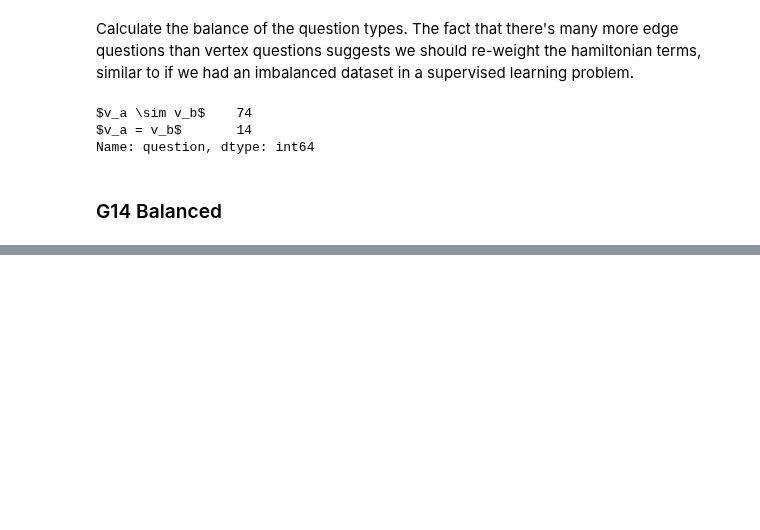
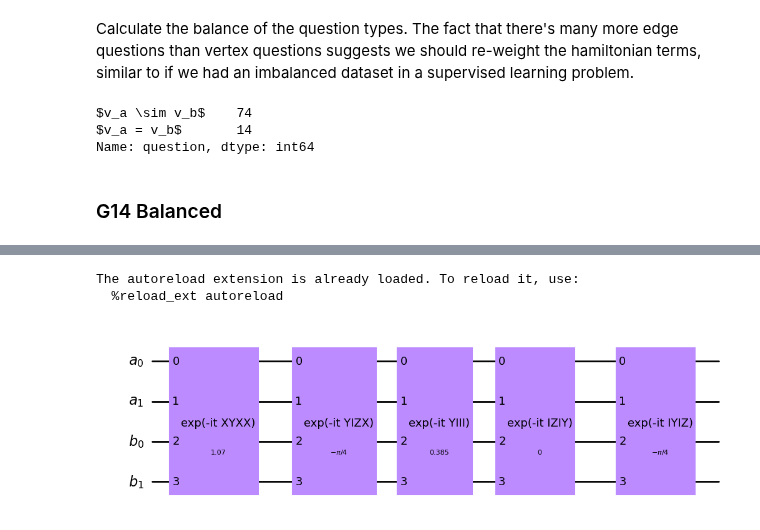
Before and after one commit to jfurches/nonlocalgames, a Jupyter notebook: g14.ipynb, the cells around one changed output, grey strips where cells are left out. Cells and saved outputs as stored; diff of their text form; code cells hidden in the pictures; blank space fills up the shorter version.

```diff
--- a/g14.ipynb
+++ b/g14.ipynb
@@ -291,34 +290,38 @@ FileNotFoundError: [Errno 2] No such file or directory: 'data/g14_trials.csv'
 import json
 import numpy as np
 
 # Qiskit has deprecated code inside of it
 import warnings
 with warnings.catch_warnings():
     warnings.filterwarnings(action='ignore', category=DeprecationWarning)
     from qiskit_aer import AerSimulator
 
     from nonlocalgames.hamiltonians import G14
     from nonlocalgames.circuit import NLGCircuit, load_adapt_ansatz
 
 def load_g14_circuit(path: str):
     with open(path, 'r', encoding='utf-8') as f:
         data = json.load(f)
 
     qubits = 2
     players = 2
     qc = load_adapt_ansatz(
         data['state'],
         [qubits] * players,
         adapt_order=False)
 
     # Don't need to transform phi since qinfo's Ry gate follows the qiskit convention
     phi = np.array(data['phi'])
 
     return qc, phi
 
 # Load best circuit
-shared_state, phi = load_g14_circuit('data/g14_state.json')
+shared_state, phi = load_g14_circuit('data/g14_balanced/g14_state.json')
 shared_state.draw('mpl')
+# %% [output]
+The autoreload extension is already loaded. To reload it, use:
+  %reload_ext autoreload
+[figure, added]
 # %%
 sim = AerSimulator()
 nlg = NLGCircuit(shared_state, phi, sim=sim)
```
Also changed, not shown: parts of 7 cells of this notebook, 13 other files.
